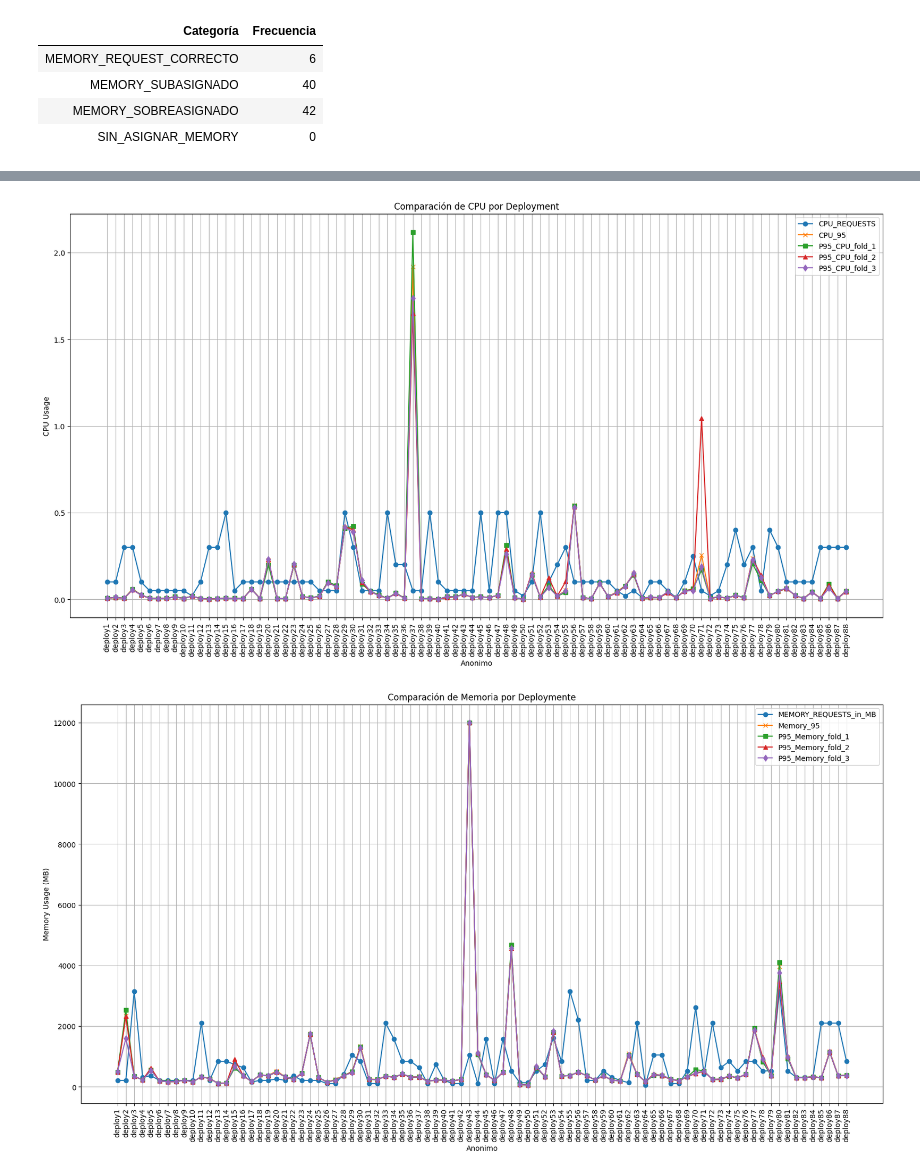
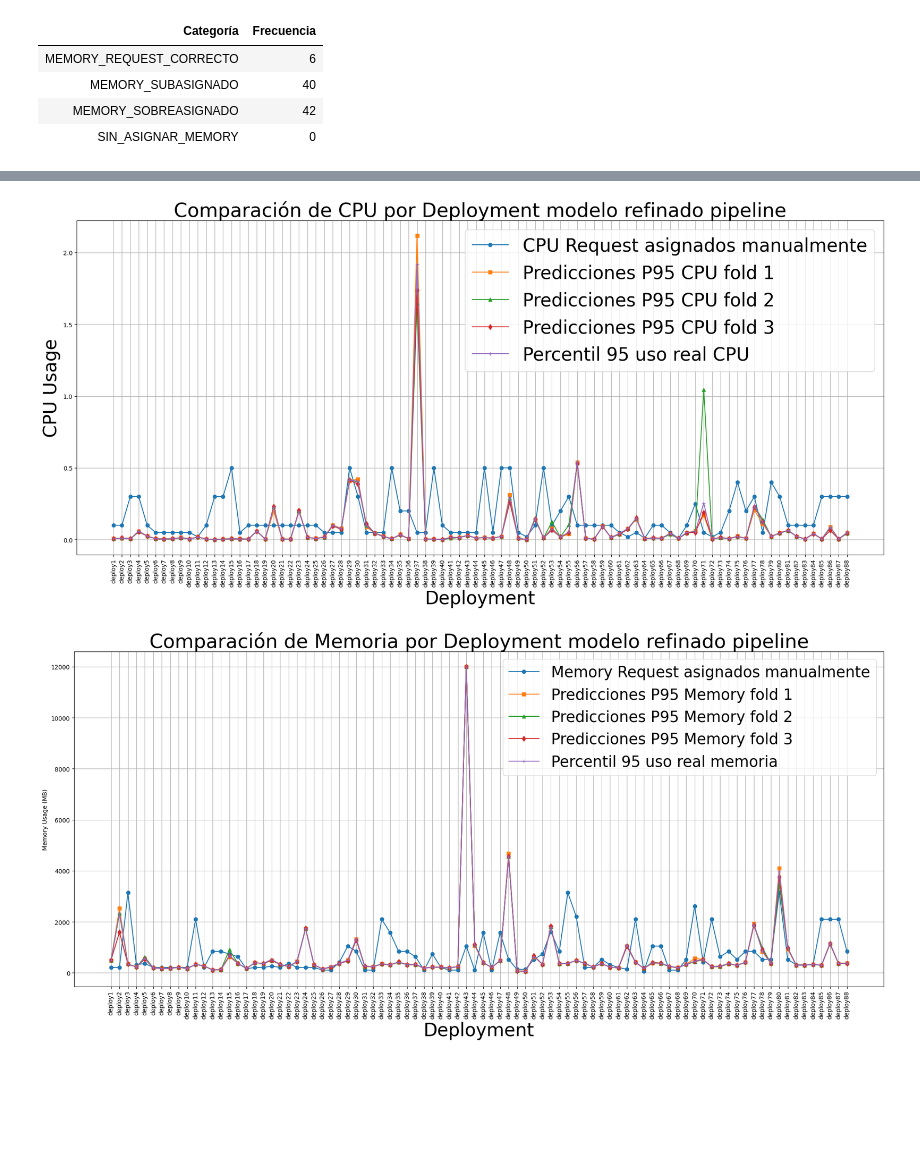
Before and after one commit to DanielEcheverri-Bosch/TFM-DanielEcheverri-Publico, a Jupyter notebook: Anexo_2_codigo_figuras_propias/Figuras_propias_codigo.ipynb, the cells around one changed output, grey strips where cells are left out. Drawn from its saved outputs; the diff is of its cells as text; code cells hidden in the pictures; blank space fills up the shorter version.

```diff
--- a/Anexo_2_codigo_figuras_propias/Figuras_propias_codigo.ipynb
+++ b/Anexo_2_codigo_figuras_propias/Figuras_propias_codigo.ipynb
@@ -264,50 +266,50 @@ plt.show()
 # %%
 # Cargar los datos
 df_percentiles = pd.read_csv("percentil_95_comparado.csv", sep=";")
 df_datos = pd.read_csv("datos_iniciales_procesados.csv")
 
 # Crear un mapeo de deployment a Anonimo
 deployment_to_anonimo = df_datos.set_index("deployment")["Anonimo"].to_dict()
 
 # Sustituir deployment por Anonimo en df_percentiles
 df_percentiles["Anonimo"] = df_percentiles["deployment"].map(deployment_to_anonimo)
 
 # Unir ambos dataframes por deployment y asegurarnos de mantener 'Anonimo'
 df_merged = df_datos.merge(df_percentiles, on="deployment", how="inner")
 
 # Asegurar que 'Anonimo' sigue presente
 if "Anonimo" not in df_merged.columns:
     df_merged["Anonimo"] = df_merged["deployment"].map(deployment_to_anonimo)
 
 # Graficar CPU con Anonimo
-plt.figure(figsize=(20, 10))
-plt.plot(df_merged["Anonimo"], df_merged["CPU_REQUESTS"], label="CPU_REQUESTS", marker='o')
-plt.plot(df_merged["Anonimo"], df_merged["CPU_95"], label="CPU_95", marker='x')
-plt.plot(df_merged["Anonimo"], df_merged["percentil_95_CPU_fold_1"], label="P95_CPU_fold_1", marker='s')
-plt.plot(df_merged["Anonimo"], df_merged["percentil_95_CPU_fold_2"], label="P95_CPU_fold_2", marker='^')
-plt.plot(df_merged["Anonimo"], df_merged["percentil_95_CPU_fold_3"], label="P95_CPU_fold_3", marker='d')
+plt.figure(figsize=(24, 10))
+plt.plot(df_merged["Anonimo"], df_merged["CPU_REQUESTS"], label="CPU Request asignados manualmente", marker='o')
+plt.plot(df_merged["Anonimo"], df_merged["percentil_95_CPU_fold_1"], label="Predicciones P95 CPU fold 1", marker='s')
+plt.plot(df_merged["Anonimo"], df_merged["percentil_95_CPU_fold_2"], label="Predicciones P95 CPU fold 2", marker='^')
+plt.plot(df_merged["Anonimo"], df_merged["percentil_95_CPU_fold_3"], label="Predicciones P95 CPU fold 3", marker='d')
+plt.plot(df_merged["Anonimo"], df_merged["CPU_95"], label="Percentil 95 uso real CPU", marker='+')
 plt.xticks(rotation=90)
-plt.xlabel("Anonimo")
-plt.ylabel("CPU Usage")
-plt.title("Comparación de CPU por Deployment")
-plt.legend()
+plt.xlabel("Deployment", fontsize=30)
+plt.ylabel("CPU Usage", fontsize=30)
+plt.title("Comparación de CPU por Deployment modelo refinado pipeline" , fontsize=32)
+plt.legend(fontsize=30)
 plt.grid(True)
 plt.show()
 
 # Graficar Memory con Anonimo
-plt.figure(figsize=(20, 10))
-plt.plot(df_merged["Anonimo"], df_merged["MEMORY_REQUESTS_in_MB"], label="MEMORY_REQUESTS_in_MB", marker='o')
-plt.plot(df_merged["Anonimo"], df_merged["Memory_95"], label="Memory_95", marker='x')
-plt.plot(df_merged["Anonimo"], df_merged["percentil_95_Memory_fold_1"], label="P95_Memory_fold_1", marker='s')
-plt.plot(df_merged["Anonimo"], df_merged["percentil_95_Memory_fold_2"], label="P95_Memory_fold_2", marker='^')
-plt.plot(df_merged["Anonimo"], df_merged["percentil_95_Memory_fold_3"], label="P95_Memory_fold_3", marker='d')
+plt.figure(figsize=(24, 10))
+plt.plot(df_merged["Anonimo"], df_merged["MEMORY_REQUESTS_in_MB"], label="Memory Request asignados manualmente", marker='o')
+plt.plot(df_merged["Anonimo"], df_merged["percentil_95_Memory_fold_1"], label="Predicciones P95 Memory fold 1", marker='s')
+plt.plot(df_merged["Anonimo"], df_merged["percentil_95_Memory_fold_2"], label="Predicciones P95 Memory fold 2", marker='^')
+plt.plot(df_merged["Anonimo"], df_merged["percentil_95_Memory_fold_3"], label="Predicciones P95 Memory fold 3", marker='d')
+plt.plot(df_merged["Anonimo"], df_merged["Memory_95"], label="Percentil 95 uso real memoria", marker='+')
 plt.xticks(rotation=90)
-plt.xlabel("Anonimo")
+plt.xlabel("Deployment", fontsize=30)
 plt.ylabel("Memory Usage (MB)")
-plt.title("Comparación de Memoria por Deploymente")
-plt.legend()
+plt.title("Comparación de Memoria por Deployment modelo refinado pipeline", fontsize=32)
+plt.legend(fontsize=25)
 plt.grid(True)
 plt.show()
 # %% [output]
-[figure, old version]
+[figure, new version]
-[figure, old version]
+[figure, new version]
```
Also changed, not shown: parts of 1 cell of this notebook.
